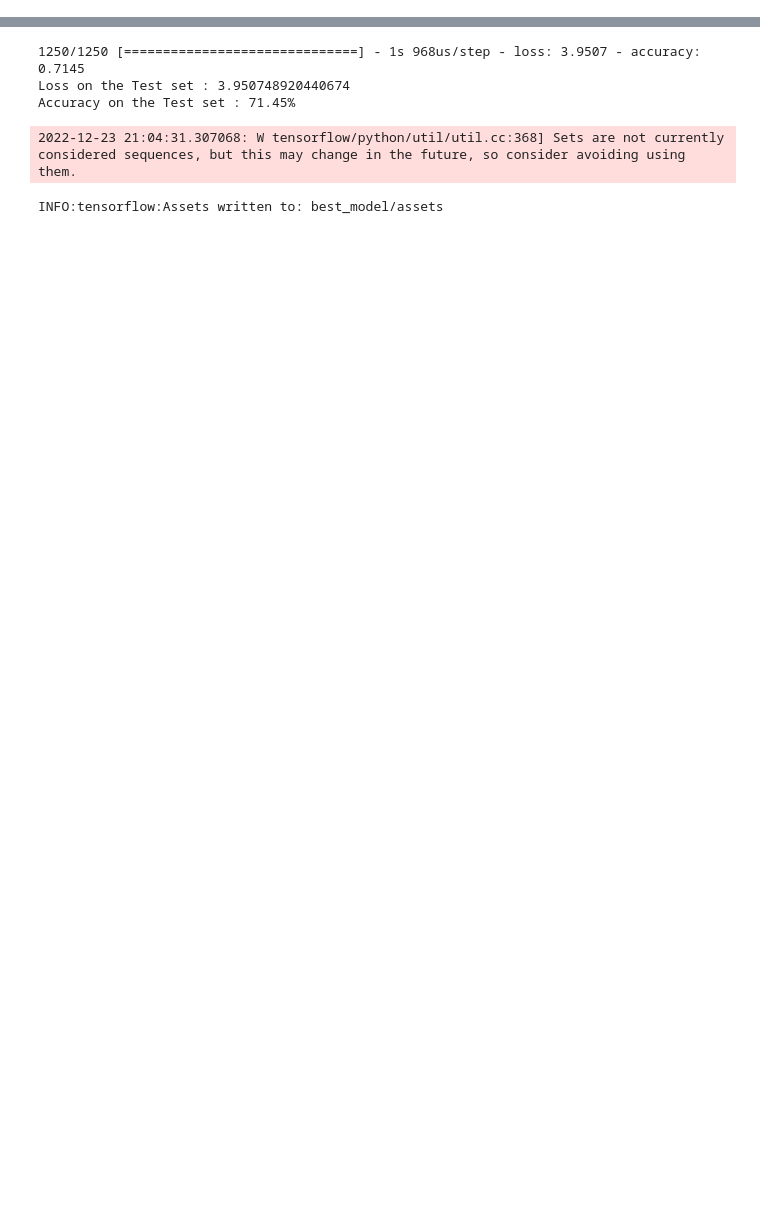
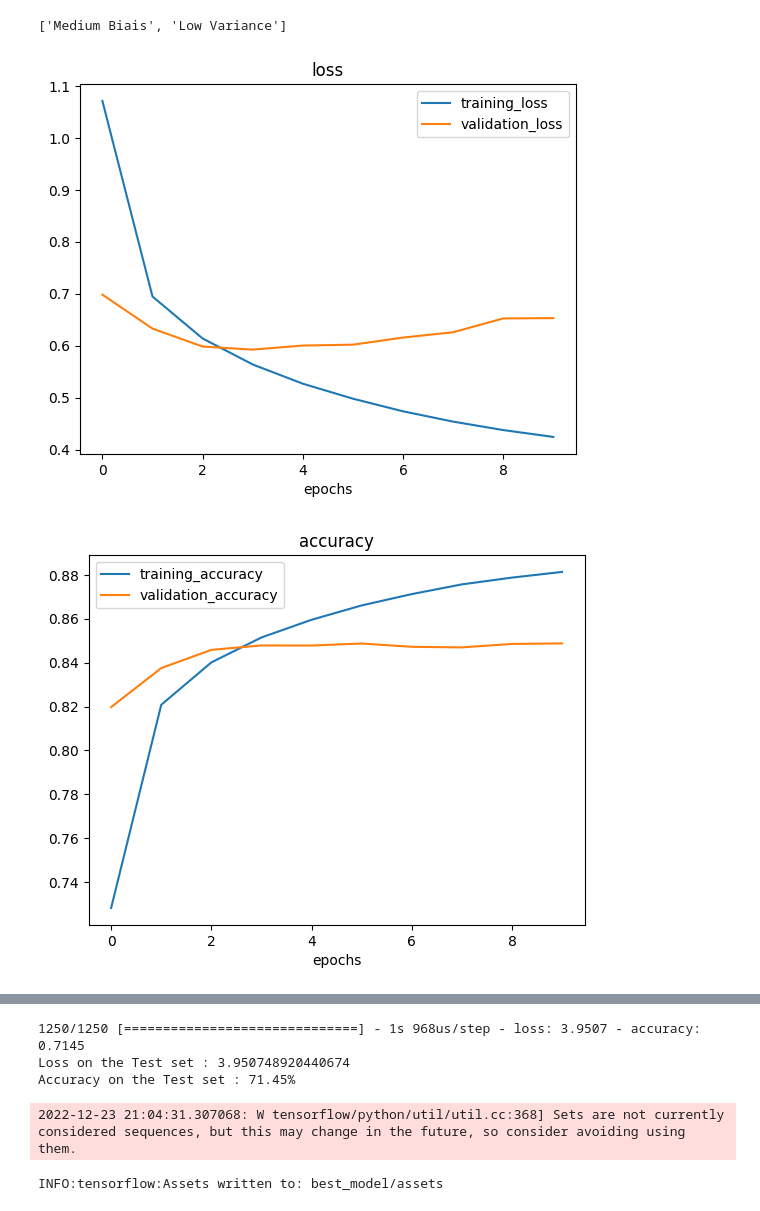
Before and after one commit to widium/Doodle_Classifier, a Jupyter notebook: test.ipynb, the cells around one changed output, grey strips where cells are left out. Cells and saved outputs as stored; diff of their text form; code cells hidden in the pictures; blank space fills up the shorter version.

Commit message:
add best_model

```diff
--- a/test.ipynb
+++ b/test.ipynb
@@ -341,0 +215,6 @@ Epoch 100/100
+# %%
+train_dataset = tf.data.experimental.load("saving/810k_tensorflow_train_dataset")
+val_dataset = tf.data.experimental.load("saving/90k_tensorflow_val_dataset")
+
+
+train_dataset
@@ -341,0 +223,12 @@ Epoch 100/100
+# %%
+import tensorflow as tf
+
+def batch_prefetch_dataset_convertion(dataset, batch_size=256):
+
+    batch_dataset = dataset.batch(batch_size=batch_size)
+    prefetch_dataset = batch_dataset.prefetch(buffer_size=tf.data.AUTOTUNE)
+
+    return (batch_dataset)
+
+train_dataset = batch_prefetch_dataset_convertion(train_dataset, batch_size=256)
+val_dataset = batch_prefetch_dataset_convertion(val_dataset, batch_size=256)
@@ -341,0 +273,11 @@ Epoch 100/100
+# %%
+def recover_data_label_from_dataset(dataset : tf.data.Dataset):
+
+        label = np.concatenate([label for data, label in dataset], axis=0)
+        data = np.concatenate([data for data, label in dataset], axis=0)
+
+        return (data, label)
+
+
+train_data, train_label= recover_data_label_from_dataset(train_dataset)
+val_data, val_label = recover_data_label_from_dataset(val_dataset)
@@ -341,0 +346,5 @@ Epoch 100/100
+# %%
+history_model_7 = model_7.fit(train_dataset,
+                            validation_data=[val_dataset],
+                            epochs=10,
+                            verbose=1)
@@ -341,0 +359,13 @@ Epoch 100/100
+# %%
+plot_loss_curves(history_model_7)
+y_probability = model_7.predict(val_dataset)
+y_pred = y_probability.argmax(axis=1)
+
+scores_model_7 = calculate_average_metrics(y_true=val_label.argmax(axis=1),
+                                            y_pred=y_pred)
+
+visualize_average_metrics(scores=scores_model_7)
+# %% [output]
+['Medium Biais', 'Low Variance']
+[figure, added]
+[figure, added]
```
Also changed, not shown: parts of 72 cells of this notebook, 19 other files.
